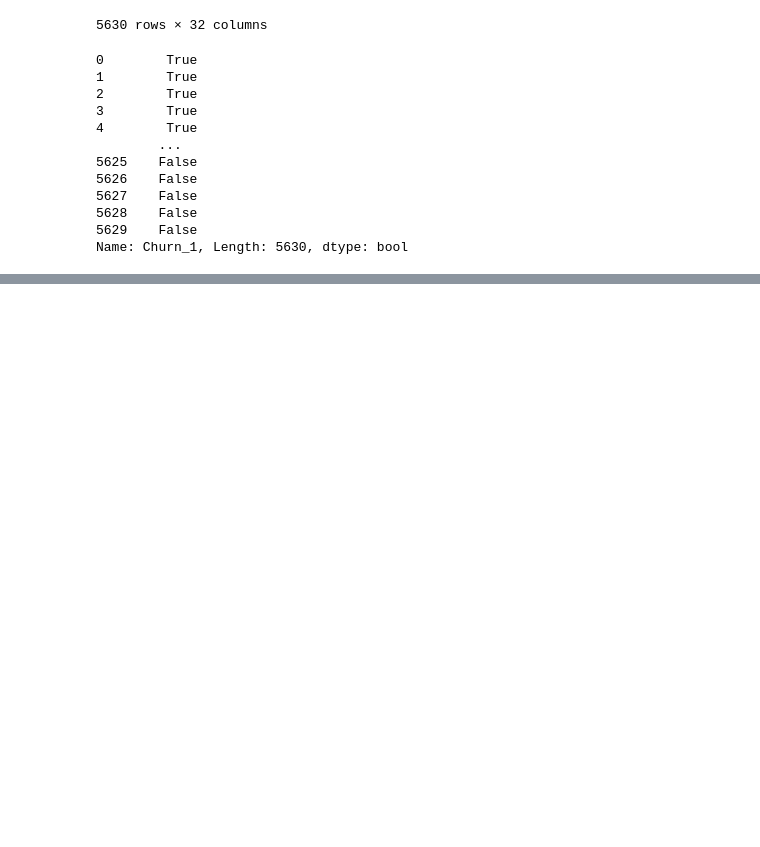
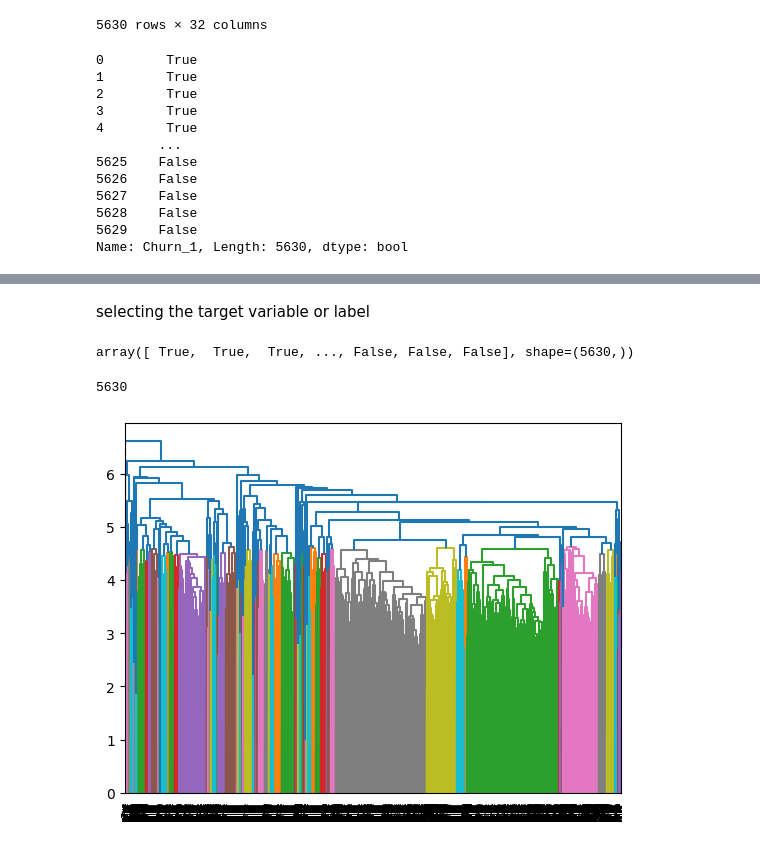
Before and after one commit to Suryasadasivam/e_commerce_customer_churn, a Jupyter notebook: Customer_chrun.ipynb, the cells around one changed output, grey strips where cells are left out. Saved outputs shown, nothing was run; the diff lists cells and outputs as text; code cells hidden in the pictures; blank space fills up the shorter version.

```diff
--- a/Customer_chrun.ipynb
+++ b/Customer_chrun.ipynb
@@ -614,0 +617,2 @@ Name: Churn_1, Length: 5630, dtype: bool
+# %%
+scaled_df_encoded_h=scaled_df_encoded.copy()
@@ -614,0 +621,2 @@ Name: Churn_1, Length: 5630, dtype: bool
+# %%
+link_method =linkage(scaled_df_encoded_h, method="average")
@@ -614,0 +634,15 @@ Name: Churn_1, Length: 5630, dtype: bool
+# %% [markdown]
+selecting the target variable or label
+# %%
+labellist=np.array(scaled_df_encoded_h.Churn_1)
+labellist
+# %% [output]
+array([ True,  True,  True, ..., False, False, False], shape=(5630,))
+# %%
+len(labellist)
+# %% [output]
+5630
+# %%
+dend=dendrogram(link_method,labels=labellist)
+# %% [output]
+[figure, added]
```
Also changed, not shown: parts of 4 cells of this notebook.
